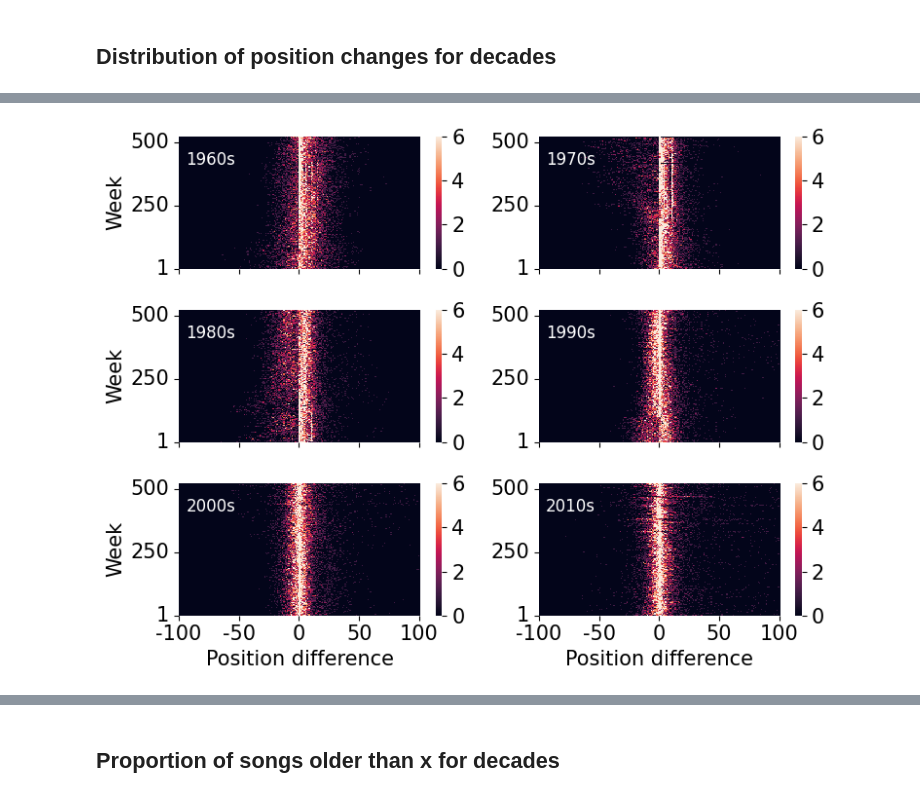
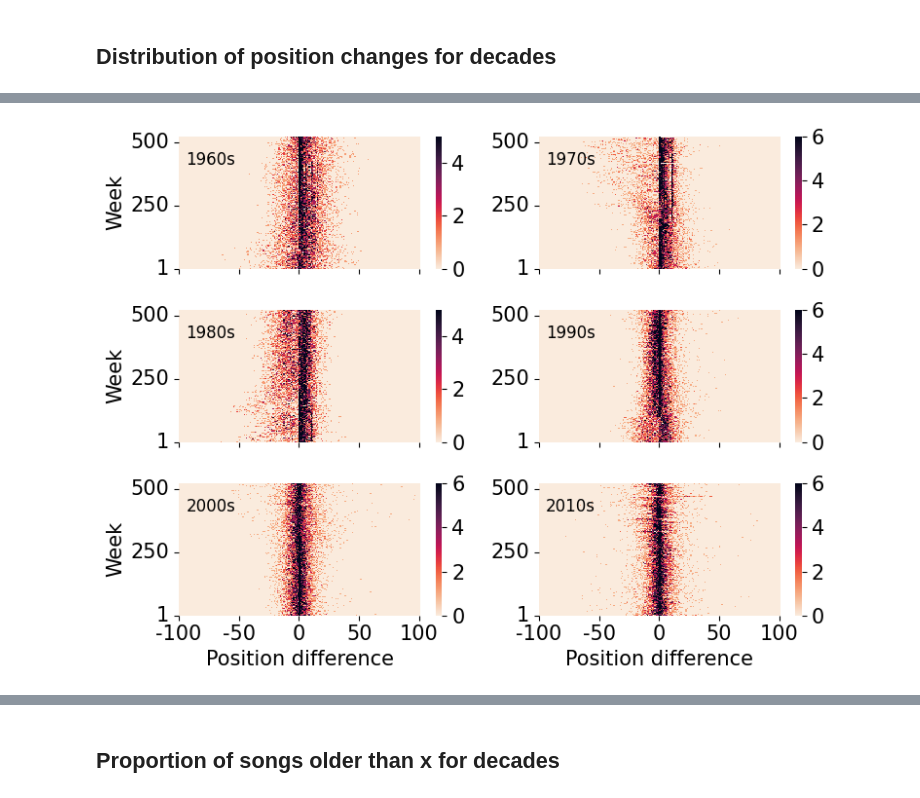
Before and after one commit to martalech/pop_charts_dynamics, a Jupyter notebook: data_statistics_decades.ipynb, the cells around one changed output, grey strips where cells are left out. Saved outputs shown, nothing was run; the diff lists cells and outputs as text; code cells hidden in the pictures.

```diff
--- a/data_statistics_decades.ipynb
+++ b/data_statistics_decades.ipynb
@@ -135,10 +117,10 @@ billboard_hot_100_with_disappeared_songs = pd.concat([billboard_hot_100, pd.Data
 # %%
 def calculate_position_difference(position, last_week_position):
     if np.isnan(last_week_position):
-        return 100 - position
+        return np.NaN
     return last_week_position - position
 
-billboard_hot_100_with_disappeared_songs["position_change"] = billboard_hot_100_with_disappeared_songs.apply(
+billboard_hot_100["position_change"] = billboard_hot_100.apply(
     lambda x: calculate_position_difference(x["position"], x["last_week_position"]), axis=1)
 # %%
 fig, axes = plt.subplots(3, 2, figsize=(8, 6), sharex=True, sharey=True)
@@ -146,7 +128,7 @@ fig, axes = plt.subplots(3, 2, figsize=(8, 6), sharex=True, sharey=True)
 row = 0
 col = 0
 
-billboard_subset = billboard_hot_100_with_disappeared_songs[["year", "first_day_of_the_week", "position_change"]]
+billboard_subset = billboard_hot_100[["year", "first_day_of_the_week", "position_change"]]
 
 for year in range(1960, 2020, 10):
     decade_subset = billboard_subset[(billboard_subset["year"] >= year) &\
@@ -219,38 +278,37 @@ for year in range(1960, 2020, 10):
     temp_df = pd.DataFrame(not_existing_dict, index=cross_tab.index)
     cross_tab = pd.concat([cross_tab, temp_df], axis=1)
     cross_tab = cross_tab.reindex(sorted(cross_tab.columns), axis=1)
 
-    sns.heatmap(cross_tab, ax=axes[row, col], cmap=sns.color_palette("rocket", as_cmap=True), robust=True,
-        vmin=0, vmax=6)
-    axes[row, col].text(6, 410, f"{year}s", c="white", fontsize=12)
+    sns.heatmap(cross_tab, ax=axes[row, col], cmap=sns.color_palette("rocket_r", as_cmap=True), robust=True, rasterized=True)
+    axes[row, col].text(6, 410, f"{year}s", fontsize=12)
 
     if row == 2:
         axes[row, col].set_xlabel("Position difference")
     else:
         axes[row, col].set_xlabel(None)
     if col == 0:
         axes[row, col].set_ylabel("Week")
     else:
         axes[row, col].set_ylabel(None)
     axes[row, col].set_ylim(axes[row, col].get_ylim()[::-1])
 
     axes[row, col].set_yticks([0, 249, 499])
     axes[row, col].set_yticklabels(["1", "250", "500"])
     axes[row, col].set_xticks([0, 50, 100, 150, 200])
     axes[row, col].set_xticklabels(["-100", "-50", "0", "50", "100"])
     for tick in axes[row, col].get_xticklabels():
         tick.set_rotation(0)
 
     col += 1
     if col == 2:
         col = 0
         row += 1
 
 fig.tight_layout()
-plt.savefig("figures/position_difference_heatmap_decades.pdf", format="pdf", bbox_inches='tight')
+plt.savefig("figures/position_difference_heatmap_decades.pdf", format="pdf", bbox_inches='tight', dpi=150)
 plt.show()
 # %% [output]
-[figure, old version]
+[figure, new version]
 # %%
 fig, axes = plt.subplots(3, 2, figsize=(8, 6), sharex=True)
 
```
Also changed, not shown: parts of 5 cells of this notebook, 21 other files.
